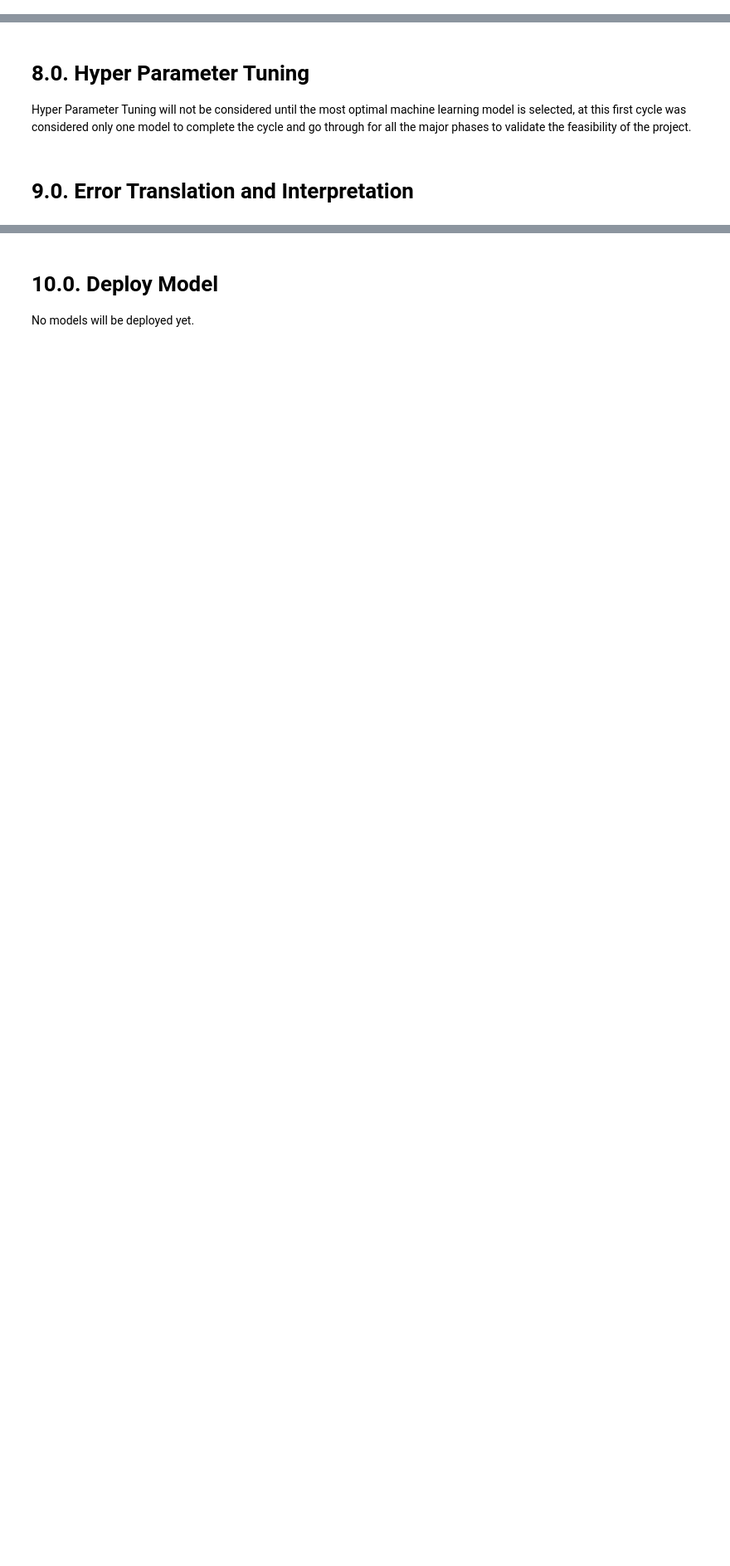
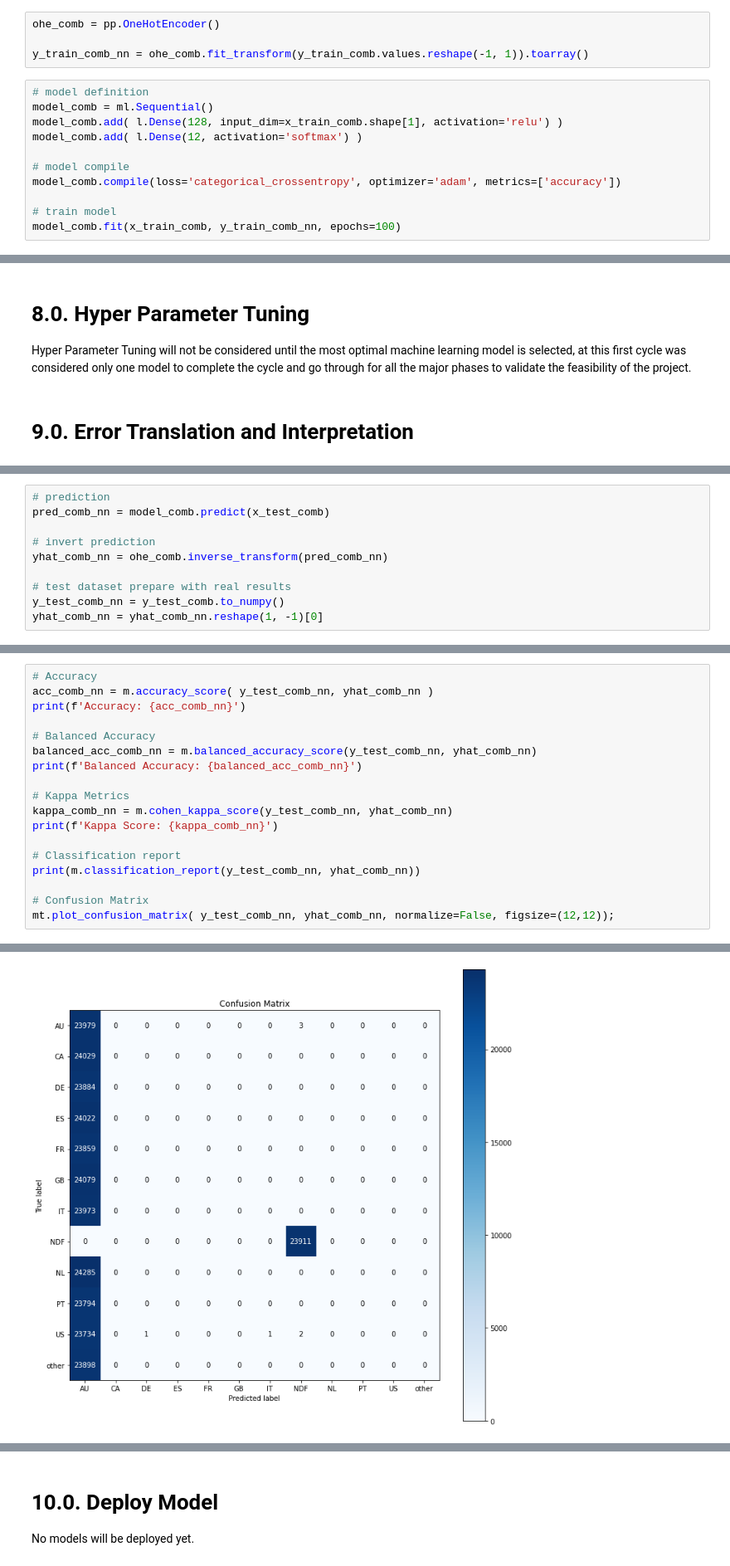
Before and after one commit to vinissouza/Airbnb-First-Booking-Forecast, a Jupyter notebook: Notebooks/5th-Cycle-Notebook-Balanced_Dataset.ipynb, the cells around one changed output, grey strips where cells are left out. Shown at 83% size. Saved outputs shown, nothing was run; the diff lists cells and outputs as text; blank space fills up the shorter version.

```diff
--- a/Notebooks/5th-Cycle-Notebook-Balanced_Dataset.ipynb
+++ b/Notebooks/5th-Cycle-Notebook-Balanced_Dataset.ipynb
@@ -955,0 +882,15 @@ print(f'Avg Kappa Score: {np.round(np.mean(kappa_list), 2)} +/- {np.round(np.std
+# %%
+ohe_comb = pp.OneHotEncoder()
+
+y_train_comb_nn = ohe_comb.fit_transform(y_train_comb.values.reshape(-1, 1)).toarray()
+# %%
+# model definition
+model_comb = ml.Sequential()
+model_comb.add( l.Dense(128, input_dim=x_train_comb.shape[1], activation='relu') )
+model_comb.add( l.Dense(12, activation='softmax') )
+
+# model compile
+model_comb.compile(loss='categorical_crossentropy', optimizer='adam', metrics=['accuracy'])
+
+# train model
+model_comb.fit(x_train_comb, y_train_comb_nn, epochs=100)
@@ -961,0 +1083,10 @@ Hyper Parameter Tuning will not be considered until the most optimal machine lea
+# %%
+# prediction
+pred_comb_nn = model_comb.predict(x_test_comb)
+
+# invert prediction
+yhat_comb_nn = ohe_comb.inverse_transform(pred_comb_nn)
+
+# test dataset prepare with real results
+y_test_comb_nn = y_test_comb.to_numpy()
+yhat_comb_nn = yhat_comb_nn.reshape(1, -1)[0]
@@ -961,0 +1102,19 @@ Hyper Parameter Tuning will not be considered until the most optimal machine lea
+# %%
+# Accuracy
+acc_comb_nn = m.accuracy_score( y_test_comb_nn, yhat_comb_nn )
+print(f'Accuracy: {acc_comb_nn}')
+
+# Balanced Accuracy
+balanced_acc_comb_nn = m.balanced_accuracy_score(y_test_comb_nn, yhat_comb_nn)
+print(f'Balanced Accuracy: {balanced_acc_comb_nn}')
+
+# Kappa Metrics
+kappa_comb_nn = m.cohen_kappa_score(y_test_comb_nn, yhat_comb_nn)
+print(f'Kappa Score: {kappa_comb_nn}')
+
+# Classification report
+print(m.classification_report(y_test_comb_nn, yhat_comb_nn))
+
+# Confusion Matrix
+mt.plot_confusion_matrix( y_test_comb_nn, yhat_comb_nn, normalize=False, figsize=(12,12));
+# %% [output]
@@ -961,0 +1138 @@ Hyper Parameter Tuning will not be considered until the most optimal machine lea
+[figure, added]
```
Also changed, not shown: parts of 65 cells of this notebook.
